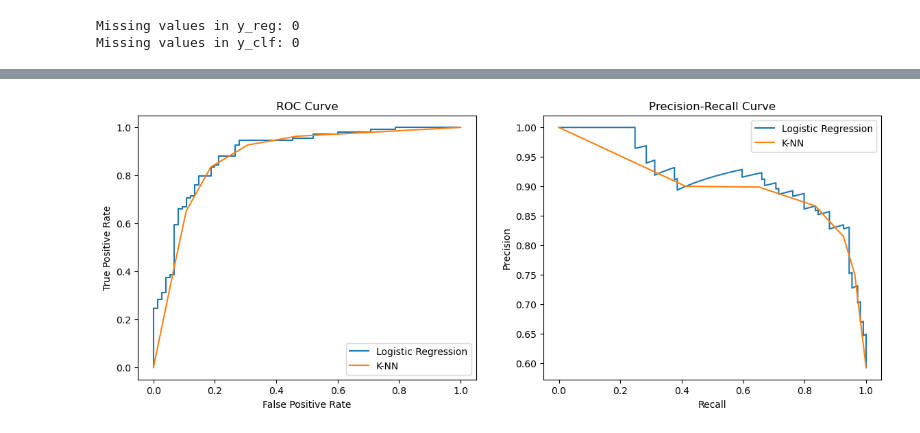
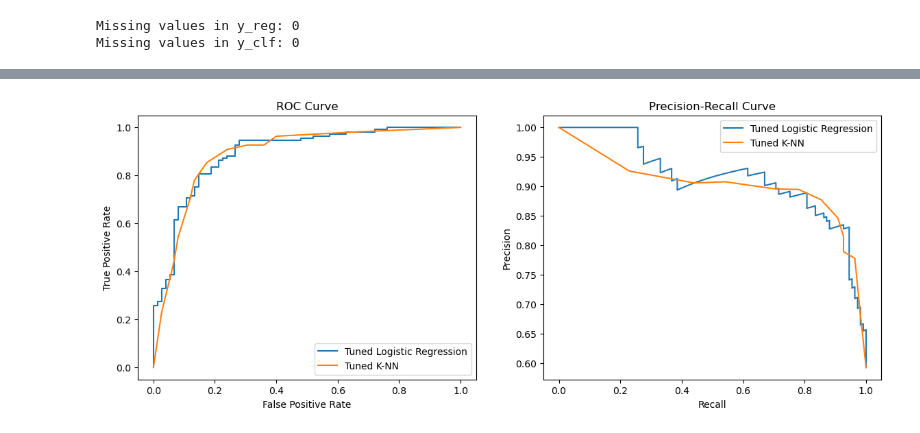
Before and after one commit to Dane0331/BINF5507, a Jupyter notebook: Assignment2/Scripts/main.ipynb, the cells around one changed output, grey strips where cells are left out. Cells and saved outputs as stored; diff of their text form; code cells hidden in the pictures.

Commit message:
Refined code for Assignment 2, created parameter grids for GridSearch, cleaned up heatmaps to have easier to interpret values

```diff
--- a/Assignment2/Scripts/main.ipynb
+++ b/Assignment2/Scripts/main.ipynb
@@ -181,45 +166,81 @@ plt.show()
 # %%
-# Classification Model - Logistic Regression & KNN
-param_grid = [{'penalty': ['l1'], 'solver': ['liblinear']}, {'penalty': ['l2'], 'solver': ['lbfgs']}]
-log_reg = GridSearchCV(LogisticRegression(), param_grid, cv=5)
-log_reg.fit(X_train_clf, y_train_clf)
-y_pred_log = log_reg.best_estimator_.predict(X_test_clf)
-y_prob_log = log_reg.best_estimator_.predict_proba(X_test_clf)[:, 1]
+## Logistic Regression and K-NN ##
 
-knn = GridSearchCV(KNeighborsClassifier(), {'n_neighbors': [1, 5, 10]}, cv=5)
-knn.fit(X_train_clf, y_train_clf)
-y_pred_knn = knn.best_estimator_.predict(X_test_clf)
-y_prob_knn = knn.best_estimator_.predict_proba(X_test_clf)[:, 1]
+# Define parameter grid
+param_grid_log = {
+    'penalty': ['l1', 'l2'],
+    'C': [0.001, 0.01, 0.1, 1, 10, 100],  # Regularization strengths
+    'solver': ['liblinear', 'saga'],  # Supports both L1 and L2
+    'max_iter': [500, 750, 1000]
+}
 
-# Evaluation
-metrics = {"Accuracy": accuracy_score, "F1 Score": f1_score, "AUROC": roc_auc_score, "AUPRC": average_precision_score}
+# Run GridSearchCV
+log_reg_tuned = GridSearchCV(LogisticRegression(), param_grid_log, cv=5, scoring="accuracy", n_jobs=-1)
+log_reg_tuned.fit(X_train_clf, y_train_clf)
+
+# Best parameters for LogReg
+print("Best Logistic Regression Parameters:", log_reg_tuned.best_params_)
+
+# Predictions
+y_pred_log = log_reg_tuned.best_estimator_.predict(X_test_clf)
+y_prob_log = log_reg_tuned.best_estimator_.predict_proba(X_test_clf)[:, 1]
+
+# Define parameter grid
+param_grid_knn = {
+    'n_neighbors': [3, 5, 7, 9, 11, 15],
+    'weights': ['uniform', 'distance'],
+    'algorithm': ['auto', 'ball_tree', 'kd_tree', 'brute'],
+    'p': [1, 2]  # Manhattan and Euclidean distances
+}
+
+# Run GridSearchCV
+knn_tuned = GridSearchCV(KNeighborsClassifier(), param_grid_knn, cv=5, scoring="accuracy", n_jobs=-1)
+knn_tuned.fit(X_train_clf, y_train_clf)
+
+# Best parameters for KNN
+print("Best KNN Parameters:", knn_tuned.best_params_)
+
+# Predictions
+y_pred_knn = knn_tuned.best_estimator_.predict(X_test_clf)
+y_prob_knn = knn_tuned.best_estimator_.predict_proba(X_test_clf)[:, 1]
+
+metrics = {
+    "Accuracy": accuracy_score,
+    "F1 Score": f1_score,
+    "AUROC": roc_auc_score,
+    "AUPRC": average_precision_score
+}
+
 for name, metric in metrics.items():
     if name in ['Accuracy', 'F1 Score']:
-        print(f"Logistic Regression {name}: {metric(y_test_clf, y_pred_log):.4f}")
-        print(f"K-NN {name}: {metric(y_test_clf, y_pred_knn):.4f}")
+        print(f"Tuned Logistic Regression {name}: {metric(y_test_clf, y_pred_log):.4f}")
+        print(f"Tuned K-NN {name}: {metric(y_test_clf, y_pred_knn):.4f}")
     else:
-        print(f"Logistic Regression {name}: {metric(y_test_clf, y_prob_log):.4f}")
-        print(f"K-NN {name}: {metric(y_test_clf, y_prob_knn):.4f}")
+        print(f"Tuned Logistic Regression {name}: {metric(y_test_clf, y_prob_log):.4f}")
+        print(f"Tuned K-NN {name}: {metric(y_test_clf, y_prob_knn):.4f}")
 
+# Plot ROC and Precision-Recall Curves after hyperparameter tuning
+fig, ax = plt.subplots(1, 2, figsize=(14, 5))
 
-# ROC & Precision-Recall Curves
-fig, ax = plt.subplots(1, 2, figsize=(14, 5))
+# ROC Curve
 fpr_log, tpr_log, _ = roc_curve(y_test_clf, y_prob_log)
 fpr_knn, tpr_knn, _ = roc_curve(y_test_clf, y_prob_knn)
-ax[0].plot(fpr_log, tpr_log, label='Logistic Regression')
-ax[0].plot(fpr_knn, tpr_knn, label='K-NN')
+ax[0].plot(fpr_log, tpr_log, label='Tuned Logistic Regression')
+ax[0].plot(fpr_knn, tpr_knn, label='Tuned K-NN')
 ax[0].set_title("ROC Curve")
 ax[0].legend()
 ax[0].set_xlabel("False Positive Rate")
 ax[0].set_ylabel("True Positive Rate")
 
+# Precision-Recall Curve
 prec_log, rec_log, _ = precision_recall_curve(y_test_clf, y_prob_log)
 prec_knn, rec_knn, _ = precision_recall_curve(y_test_clf, y_prob_knn)
-ax[1].plot(rec_log, prec_log, label='Logistic Regression')
-ax[1].plot(rec_knn, prec_knn, label='K-NN')
+ax[1].plot(rec_log, prec_log, label='Tuned Logistic Regression')
+ax[1].plot(rec_knn, prec_knn, label='Tuned K-NN')
 ax[1].set_title("Precision-Recall Curve")
 ax[1].legend()
 ax[1].set_xlabel("Recall")
 ax[1].set_ylabel("Precision")
+
 plt.show()
 # %% [output]
@@ -245 +257 @@ K-NN AUPRC: 0.8689
-[figure, old version]
+[figure, new version]
```
Also changed, not shown: parts of 5 cells of this notebook.
